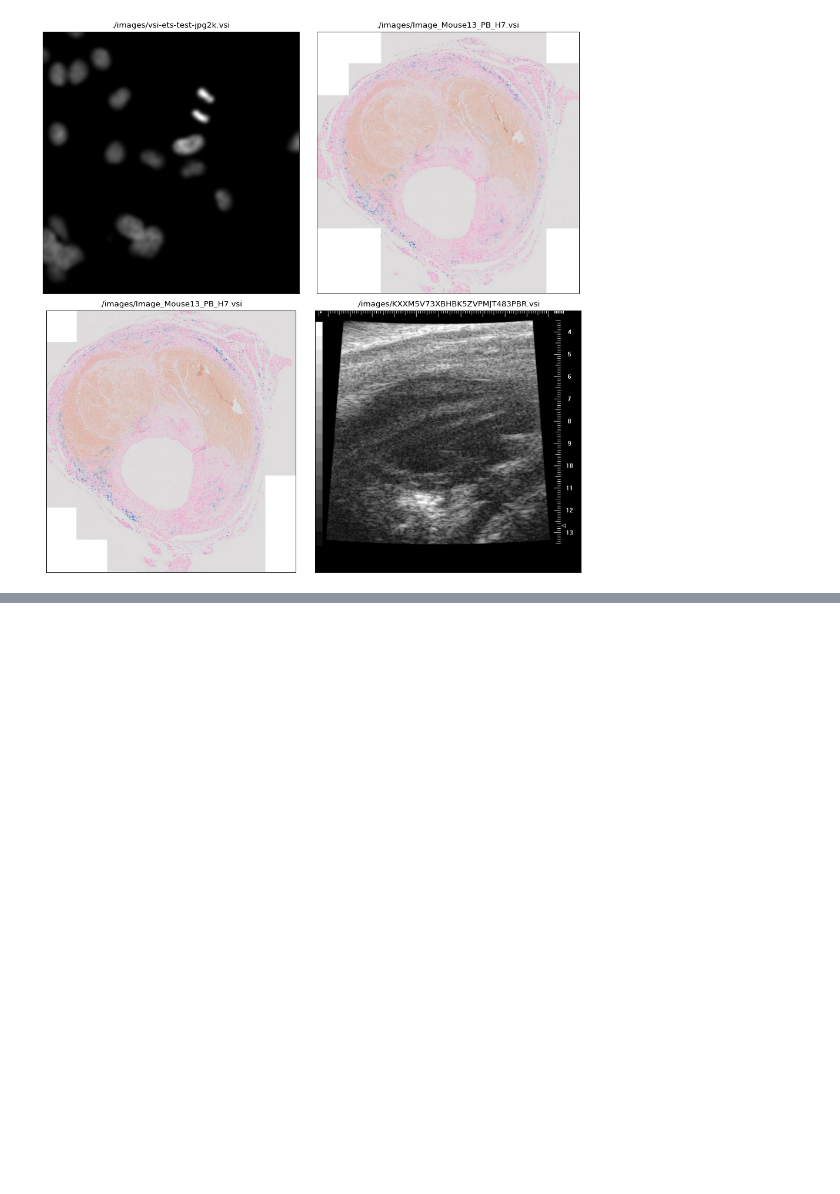
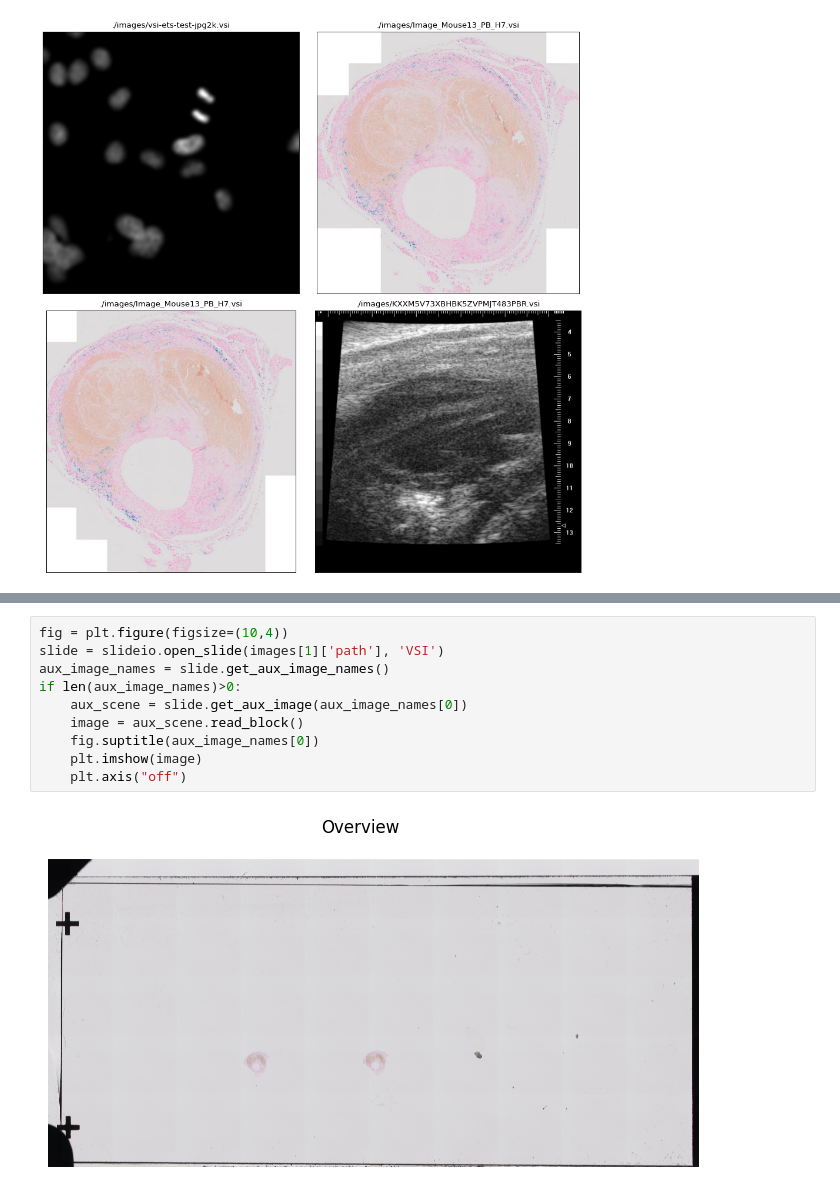
Before and after one commit to Booritas/slideio-tutorial, a Jupyter notebook: olympus.ipynb, the cells around one changed output, grey strips where cells are left out. Drawn from its saved outputs; the diff is of its cells as text; blank space fills up the shorter version.

```diff
--- a/olympus.ipynb
+++ b/olympus.ipynb
@@ -44,0 +59,12 @@ Number of scenes: 4
+# %%
+fig = plt.figure(figsize=(10,4))
+slide = slideio.open_slide(images[1]['path'], 'VSI')
+aux_image_names = slide.get_aux_image_names()
+if len(aux_image_names)>0:
+    aux_scene = slide.get_aux_image(aux_image_names[0])
+    image = aux_scene.read_block()
+    fig.suptitle(aux_image_names[0])
+    plt.imshow(image)
+    plt.axis("off")
+# %% [output]
+[figure, added]
```
Also changed, not shown: parts of 19 cells of this notebook.
